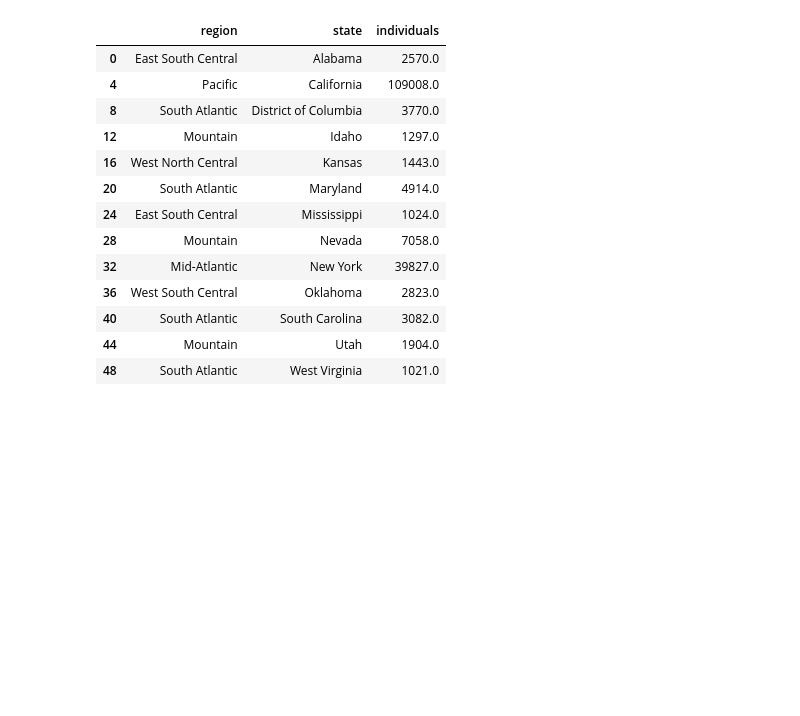
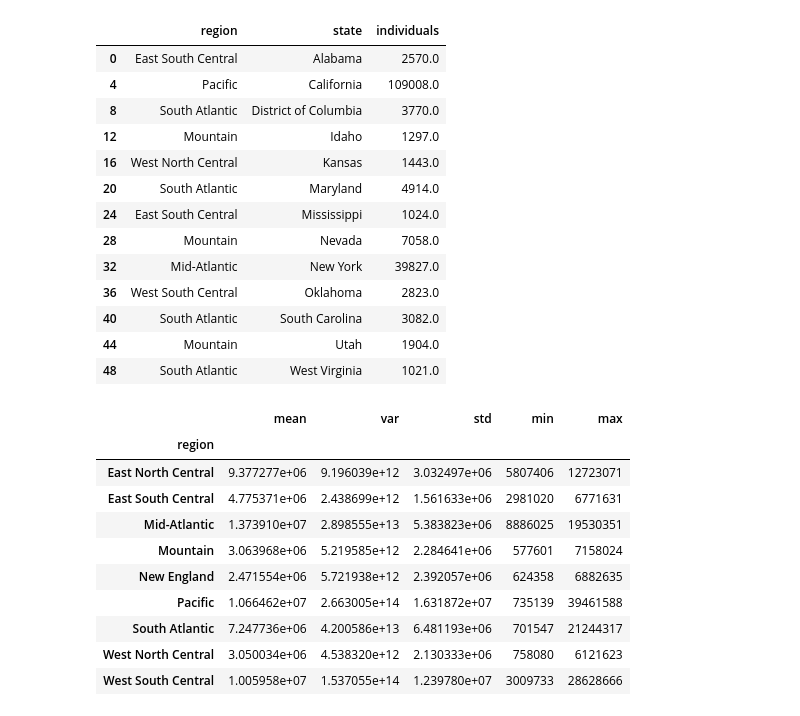
Before and after one commit to HebaSedik/machine-learning, a Jupyter notebook: pandas_trash.ipynb, the cells around one changed output. Cells and saved outputs as stored; diff of their text form; code cells hidden in the pictures; blank space fills up the shorter version.

```diff
--- a/pandas_trash.ipynb
+++ b/pandas_trash.ipynb
@@ -231,2 +233,16 @@ df_home.iloc[::4, 1:4]
 # %%
+s= time.time()
 d= df_home.groupby('region')['state_pop'].agg({'min','mean','max','var','std'})
+d
+# %% [output]
+|  | mean | var | std | min | max |
+| region |  |  |  |  |  |
+| East North Central | 9.377277e+06 | 9.196039e+12 | 3.032497e+06 | 5807406 | 12723071 |
+| East South Central | 4.775371e+06 | 2.438699e+12 | 1.561633e+06 | 2981020 | 6771631 |
+| Mid-Atlantic | 1.373910e+07 | 2.898555e+13 | 5.383823e+06 | 8886025 | 19530351 |
+| Mountain | 3.063968e+06 | 5.219585e+12 | 2.284641e+06 | 577601 | 7158024 |
+| New England | 2.471554e+06 | 5.721938e+12 | 2.392057e+06 | 624358 | 6882635 |
+| Pacific | 1.066462e+07 | 2.663005e+14 | 1.631872e+07 | 735139 | 39461588 |
+| South Atlantic | 7.247736e+06 | 4.200586e+13 | 6.481193e+06 | 701547 | 21244317 |
+| West North Central | 3.050034e+06 | 4.538320e+12 | 2.130333e+06 | 758080 | 6121623 |
+| West South Central | 1.005958e+07 | 1.537055e+14 | 1.239780e+07 | 3009733 | 28628666 |
```
Also changed, not shown: parts of 11 cells of this notebook.
